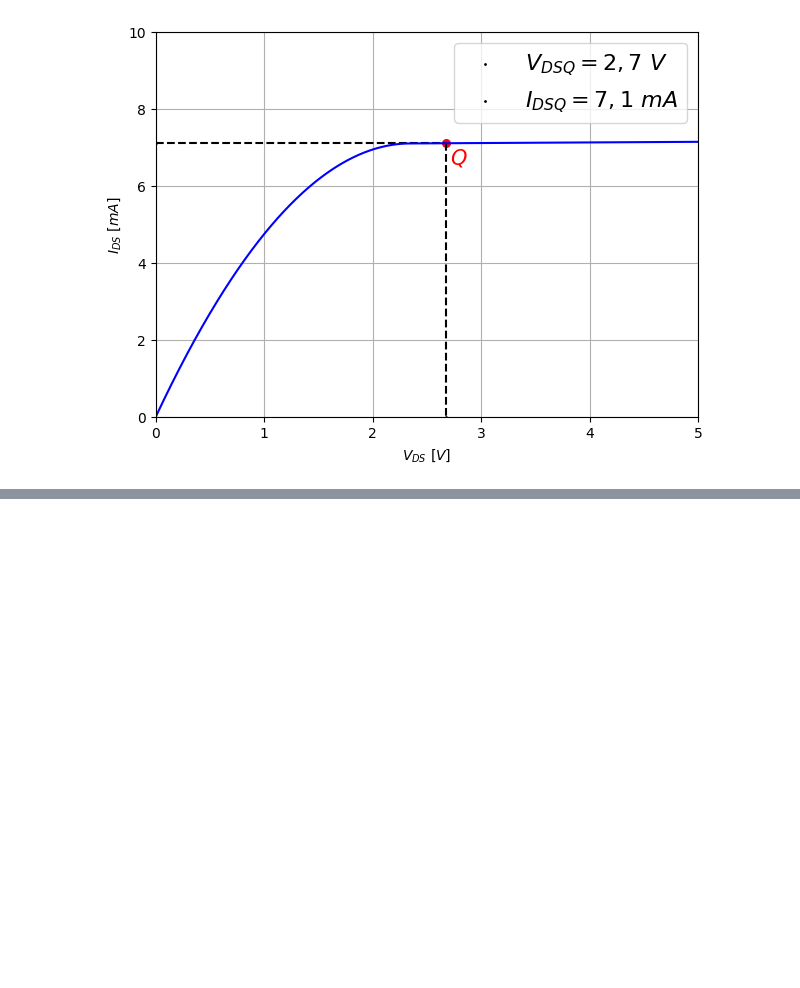
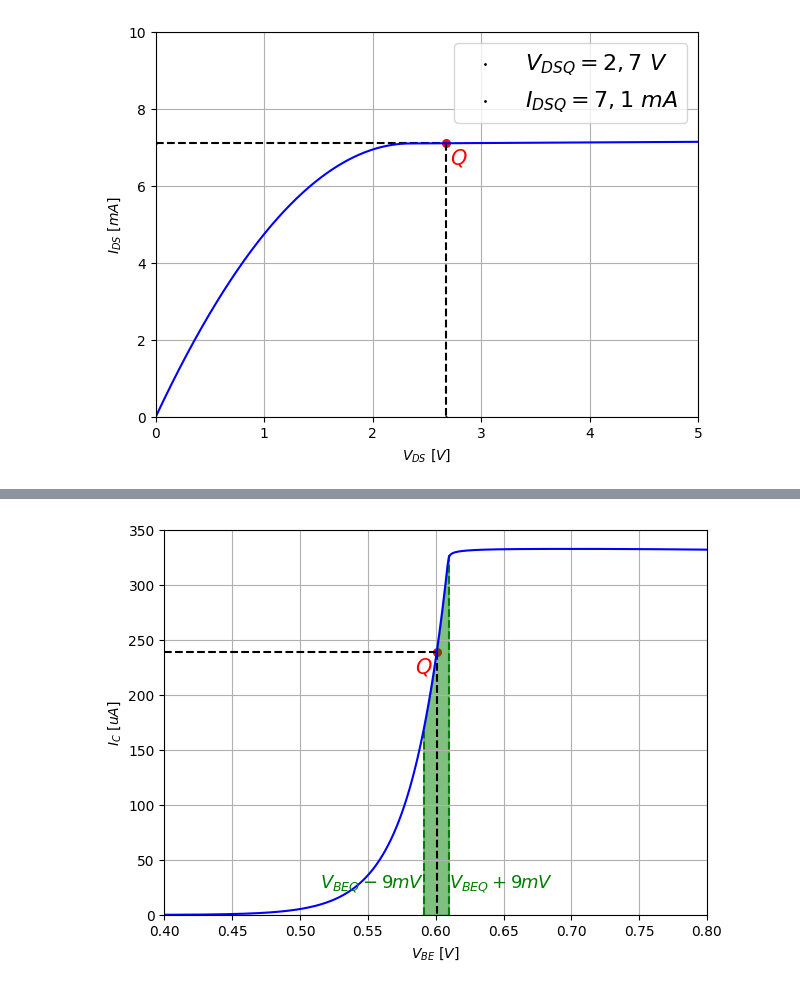
Before and after one commit to Fditoro/TP-Final-Fisica-Electronica, a Jupyter notebook: Spice/Graficos Spice.ipynb, the cells around one changed output, grey strips where cells are left out. Drawn from its saved outputs; the diff is of its cells as text; code cells hidden in the pictures; blank space fills up the shorter version.

```diff
--- a/Spice/Graficos Spice.ipynb
+++ b/Spice/Graficos Spice.ipynb
@@ -522,0 +602,59 @@ plt.show()
+# %%
+import ltspice
+import numpy as np
+import matplotlib.pyplot as plt
+import os
+
+# ----------------------------     Grafico BJT Curva de Entrada     --------------------------------------
+VBEQ = 0.600717
+ICQ = 0.000238655E+6
+
+#------------Load the signals from the .raw file
+raw_file = 'Circuito_BJT\\Circuito_BJT_Curva_Entrada.raw'
+l = ltspice.Ltspice(raw_file)
+# Make sure that the .raw file is located in the correct path
+l.parse()
+#-----------------------------------------------
+
+
+#----------------------------Obtain basic signals
+VBE = l.get_data('V(vbe)')
+IC = l.get_data('I(Rc)')
+IC = (IC) * 1E+6
+#------------------------------------------------
+
+#Set mplt and min Voltages and currents
+V_upper_limit = 0.8
+V_lower_limit = 0.4
+I_upper_limit = 350
+I_lower_limit = 0
+
+fig = plt.figure(figsize=(7, 5))
+fig.subplots_adjust(hspace=0.5)
+
+#Current plot
+plt.xlabel("$V_{BE}\ [V]$")
+plt.ylabel("$I_C \ [uA]$")
+
+#---------      Anotaciones     --------------
+plt.plot([VBEQ,VBEQ], [ICQ, I_lower_limit], linestyle = '--', linewidth = 1.5,  color = 'black')
+plt.plot([V_lower_limit,VBEQ], [ICQ, ICQ], linestyle = '--', linewidth = 1.5,  color = 'black')
+plt.scatter(VBEQ, ICQ, color='red', s = 30)
+plt.annotate(r"$Q$", xy=(VBEQ, ICQ), xytext=(-9, -15),textcoords='offset points', ha='center', fontsize = 15, color = 'red')
+
+plt.fill_between(VBE[2591:2611], IC[2591:2611], color='green', alpha=0.5)
+plt.plot([VBEQ - 0.009, VBEQ - 0.009], [I_lower_limit, IC[2591]], linestyle = '--', linewidth = 1.5,  color = 'green')
+plt.annotate(r"$V_{BEQ} - 9mV}$", xy=(VBEQ - 0.009, 25), xytext=(0, 0),textcoords='offset points', ha='right', fontsize = 13, color = 'green')
+plt.plot([VBEQ + 0.009, VBEQ + 0.009], [I_lower_limit, IC[2611]], linestyle = '--', linewidth = 1.5,  color = 'green')
+plt.annotate(r"$V_{BEQ} + 9mV}$", xy=(VBEQ + 0.009, 25), xytext=(0, 0),textcoords='offset points', ha='left', fontsize = 13, color = 'green')
+
+plt.xlim(V_lower_limit, V_upper_limit)
+plt.ylim(I_lower_limit, I_upper_limit)
+plt.grid()
+
+plt.plot(VBE , IC, 'b-')
+
+#plt.savefig('Grafico Validez Pequeña señal.pdf', format='pdf')
+plt.show()
+# %% [output]
+[figure, added]
```
Also changed, not shown: parts of 1 cell of this notebook, 14 other files.
